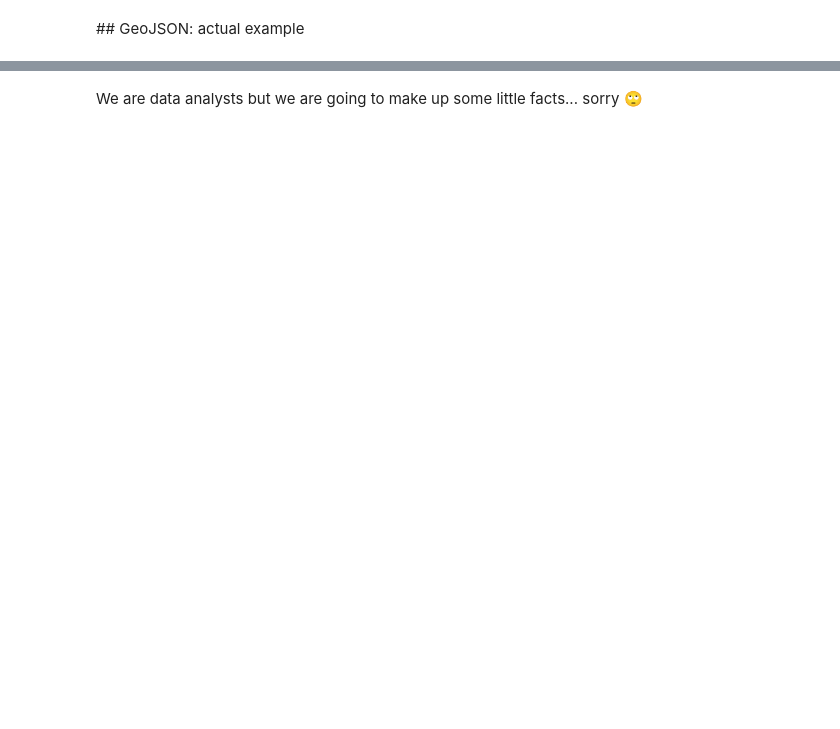
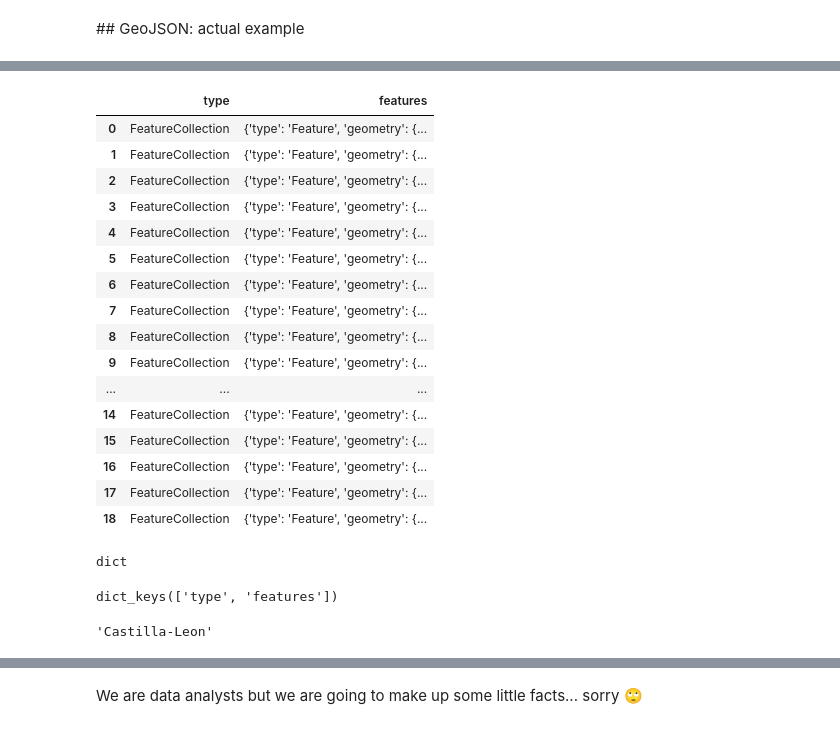
Before and after one commit to nico-stan/lectures, a Jupyter notebook: week-4/03-GeoViz-choropletic-forupload.ipynb, the cells around one changed output, grey strips where cells are left out. Drawn from its saved outputs; the diff is of its cells as text; code cells hidden in the pictures; blank space fills up the shorter version.

```diff
--- a/week-4/03-GeoViz-choropletic-forupload.ipynb
+++ b/week-4/03-GeoViz-choropletic-forupload.ipynb
@@ -79,3 +79,5 @@ import random
 }
 # %% [markdown]
 ## GeoJSON: actual example
+# %%
+geo_json = "../datasets/spain-communities.geojson"
@@ -81,0 +86,3 @@ import random
+# %%
+with open(geo_json) as geo_file:
+    geo_spain = json.load(geo_file)
@@ -81,0 +109,21 @@ import random
+# %%
+df_spain = pd.DataFrame(geo_spain)
+df_spain
+# %% [output]
+|  | type | features |
+| 0 | FeatureCollection | {'type': 'Feature', 'geometry': {... |
+| 1 | FeatureCollection | {'type': 'Feature', 'geometry': {... |
+| 2 | FeatureCollection | {'type': 'Feature', 'geometry': {... |
+| 3 | FeatureCollection | {'type': 'Feature', 'geometry': {... |
+| 4 | FeatureCollection | {'type': 'Feature', 'geometry': {... |
+| 5 | FeatureCollection | {'type': 'Feature', 'geometry': {... |
+| 6 | FeatureCollection | {'type': 'Feature', 'geometry': {... |
+| 7 | FeatureCollection | {'type': 'Feature', 'geometry': {... |
+| 8 | FeatureCollection | {'type': 'Feature', 'geometry': {... |
+| 9 | FeatureCollection | {'type': 'Feature', 'geometry': {... |
+| ... | ... | ... |
+| 14 | FeatureCollection | {'type': 'Feature', 'geometry': {... |
+| 15 | FeatureCollection | {'type': 'Feature', 'geometry': {... |
+| 16 | FeatureCollection | {'type': 'Feature', 'geometry': {... |
+| 17 | FeatureCollection | {'type': 'Feature', 'geometry': {... |
+| 18 | FeatureCollection | {'type': 'Feature', 'geometry': {... |
@@ -81,0 +144,12 @@ import random
+# %%
+type(geo_spain)
+# %% [output]
+dict
+# %%
+geo_spain.keys()
+# %% [output]
+dict_keys(['type', 'features'])
+# %%
+geo_spain["features"][0]["properties"]["name"]
+# %% [output]
+'Castilla-Leon'
```
Also changed, not shown: parts of 12 cells of this notebook, 1 other file.
